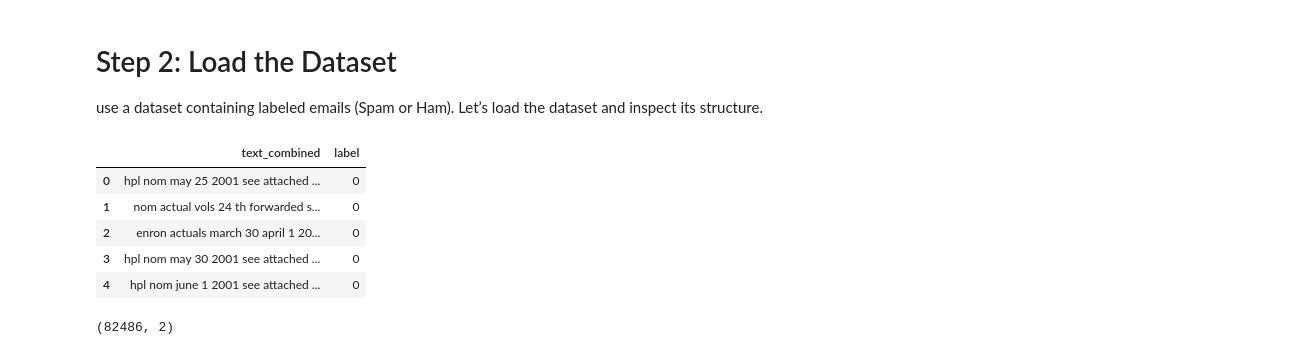
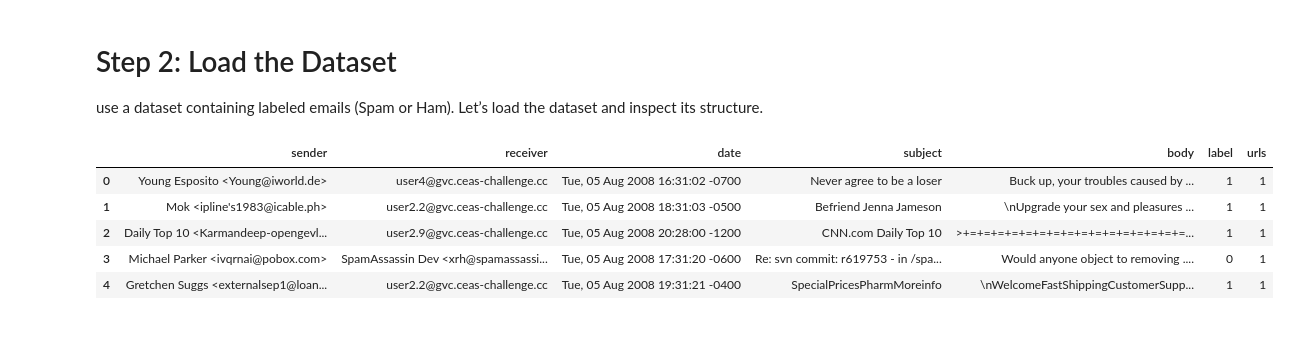
Before and after one commit to rajsegar/Federated-Learning-Frameworks-, a Jupyter notebook: Spam_Mail_Detection.ipynb, the cells around one changed output. Saved outputs shown, nothing was run; the diff lists cells and outputs as text; code cells hidden in the pictures.

```diff
--- a/Spam_Mail_Detection.ipynb
+++ b/Spam_Mail_Detection.ipynb
@@ -48,16 +35,12 @@ warnings.filterwarnings('ignore')
 # Step 2: Load the Dataset
  use a dataset containing labeled emails (Spam or Ham). Let’s load the dataset and inspect its structure.
 # %%
-data = pd.read_csv('/phishing_email.csv')
+data = pd.read_csv('/kaggle/input/phishing-email-dataset/CEAS_08.csv')
 data.head()
 # %% [output]
-|  | text_combined | label |
-| 0 | hpl nom may 25 2001 see attached ... | 0 |
-| 1 | nom actual vols 24 th forwarded s... | 0 |
-| 2 | enron actuals march 30 april 1 20... | 0 |
-| 3 | hpl nom may 30 2001 see attached ... | 0 |
-| 4 | hpl nom june 1 2001 see attached ... | 0 |
+|  | sender | receiver | date | subject | body | label | urls |
+| 0 | Young Esposito <Young@iworld.de> | user4@gvc.ceas-challenge.cc | Tue, 05 Aug 2008 16:31:02 -0700 | Never agree to be a loser | Buck up, your troubles caused by ... | 1 | 1 |
+| 1 | Mok <ipline's1983@icable.ph> | user2.2@gvc.ceas-challenge.cc | Tue, 05 Aug 2008 18:31:03 -0500 | Befriend Jenna Jameson | \nUpgrade your sex and pleasures ... | 1 | 1 |
+| 2 | Daily Top 10 <Karmandeep-opengevl... | user2.9@gvc.ceas-challenge.cc | Tue, 05 Aug 2008 20:28:00 -1200 | CNN.com Daily Top 10 | >+=+=+=+=+=+=+=+=+=+=+=+=+=+=+=+=... | 1 | 1 |
+| 3 | Michael Parker <ivqrnai@pobox.com> | SpamAssassin Dev <xrh@spamassassi... | Tue, 05 Aug 2008 17:31:20 -0600 | Re: svn commit: r619753 - in /spa... | Would anyone object to removing .... | 0 | 1 |
+| 4 | Gretchen Suggs <externalsep1@loan... | user2.2@gvc.ceas-challenge.cc | Tue, 05 Aug 2008 19:31:21 -0400 | SpecialPricesPharmMoreinfo | \nWelcomeFastShippingCustomerSupp... | 1 | 1 |
-# %%
-data.shape
-# %% [output]
-(82486, 2)
```
Also changed, not shown: parts of 7 cells of this notebook.
